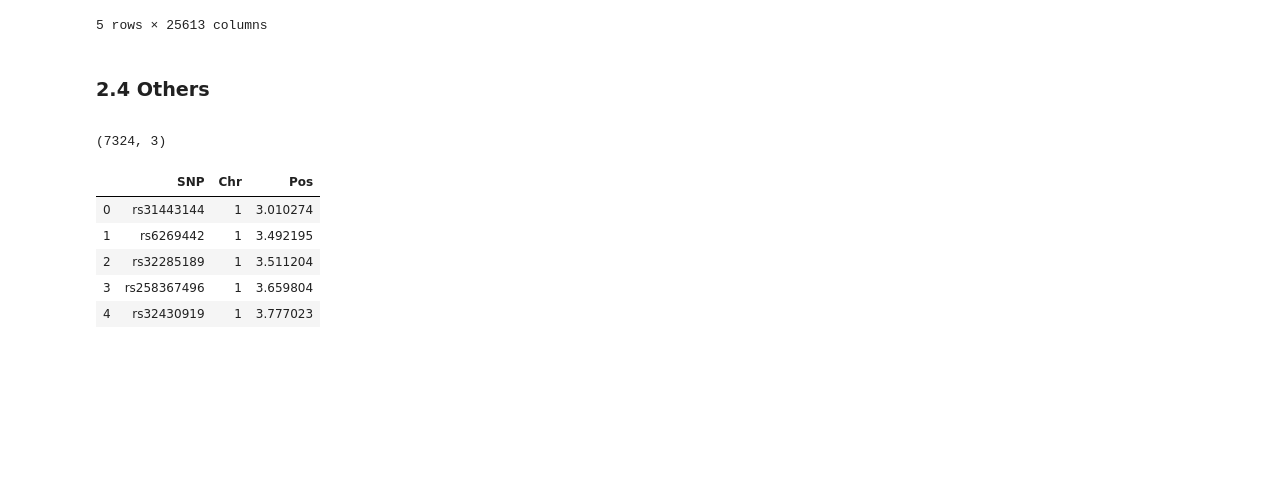
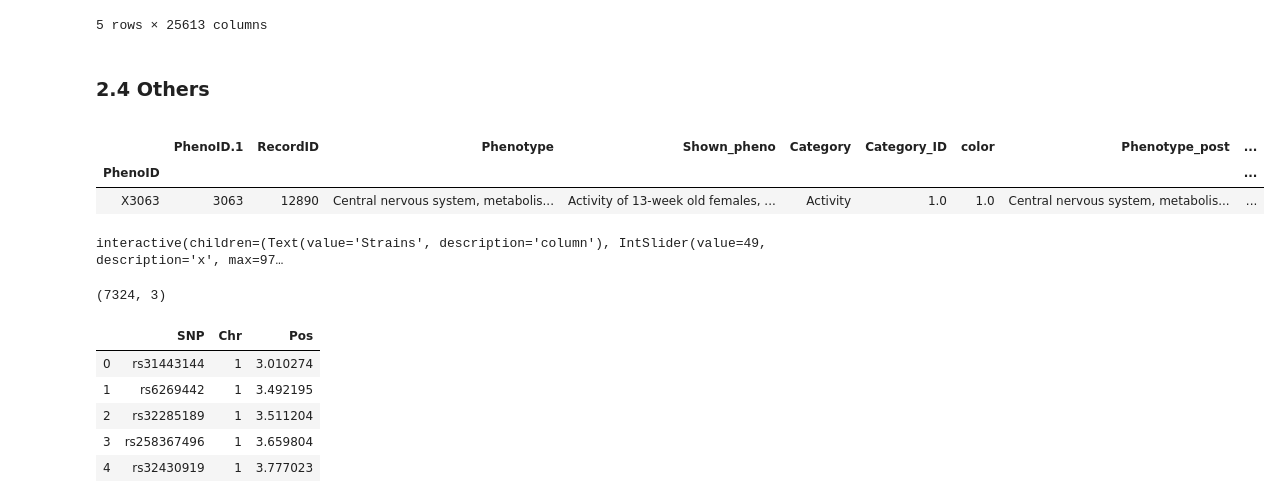
Before and after one commit to raphaelreiss/Network_tour_of_mice_genetics, a Jupyter notebook: ntds_project.ipynb, the cells around one changed output. Cells and saved outputs as stored; diff of their text form; code cells hidden in the pictures; blank space fills up the shorter version.

```diff
--- a/ntds_project.ipynb
+++ b/ntds_project.ipynb
@@ -112,4 +125,19 @@ eye = open_expression_data(expression_data_folder, 'Eye')
 # %% [markdown]
 ### 2.4 Others
 <a id='others'></a>
+# %%
+df_id_aligner = pd.read_csv(data_folder + 'phenotypes_id_aligner.txt', sep='\t', encoding='latin1', index_col='PhenoID')
+df_id_aligner.head(1)
+# %% [output]
+|  | PhenoID.1 | RecordID | Phenotype | Shown_pheno | Category | Category_ID | color | Phenotype_post | ... |
+| PhenoID |  |  |  |  |  |  |  |  | ... |
+| X3063 | 3063 | 12890 | Central nervous system, metabolis... | Activity of 13-week old females, ... | Activity | 1.0 | 1.0 | Central nervous system, metabolis... | ... |
+# %%
+names = df_id_aligner.columns[4:].to_list() # just to make it fit in the available space
+
+@interact
+def show_strains_more_than(column='Strains', x=(1,97,1)):
+    return df_id_aligner.loc[df_id_aligner[column] > x][names].sort_values(by='Strains', ascending=False)
+# %% [output]
+interactive(children=(Text(value='Strains', description='column'), IntSlider(value=49, description='x', max=97…
 # %%
```
Also changed, not shown: parts of 30 cells of this notebook.
